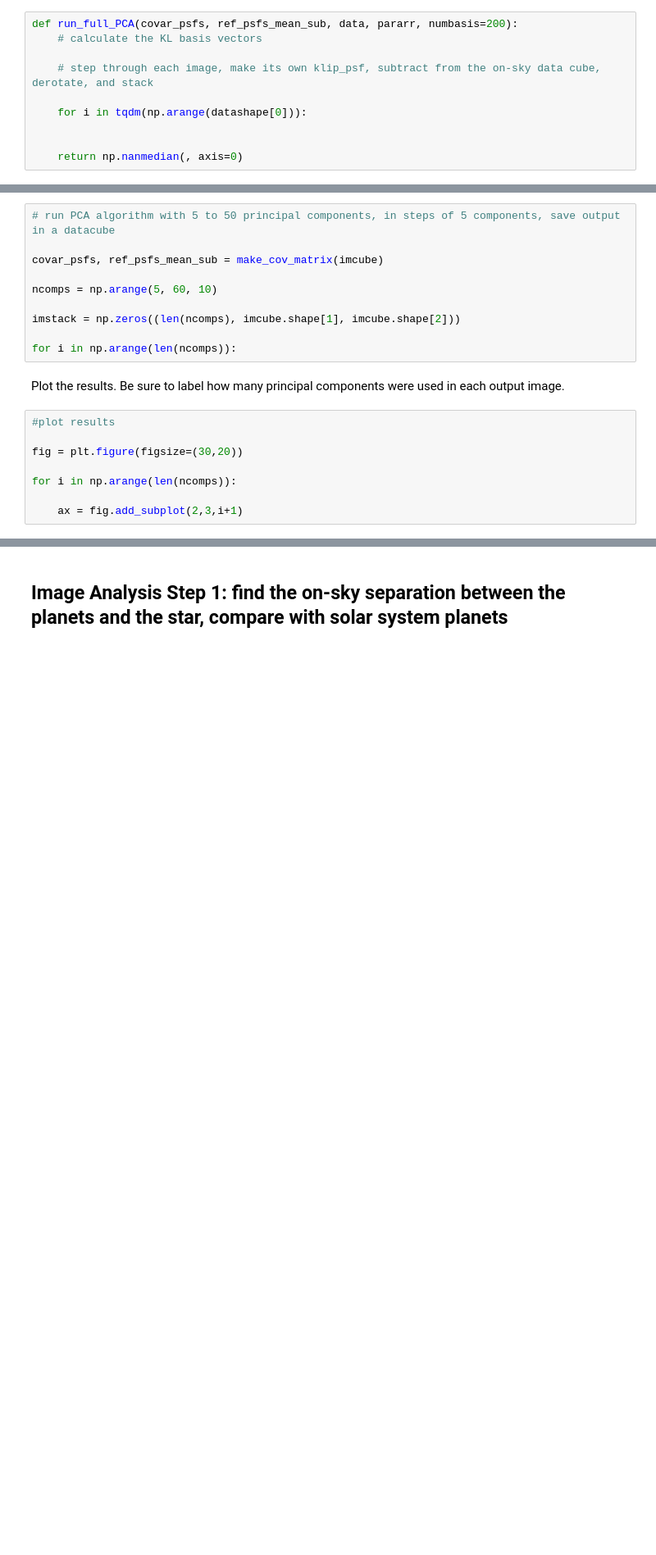
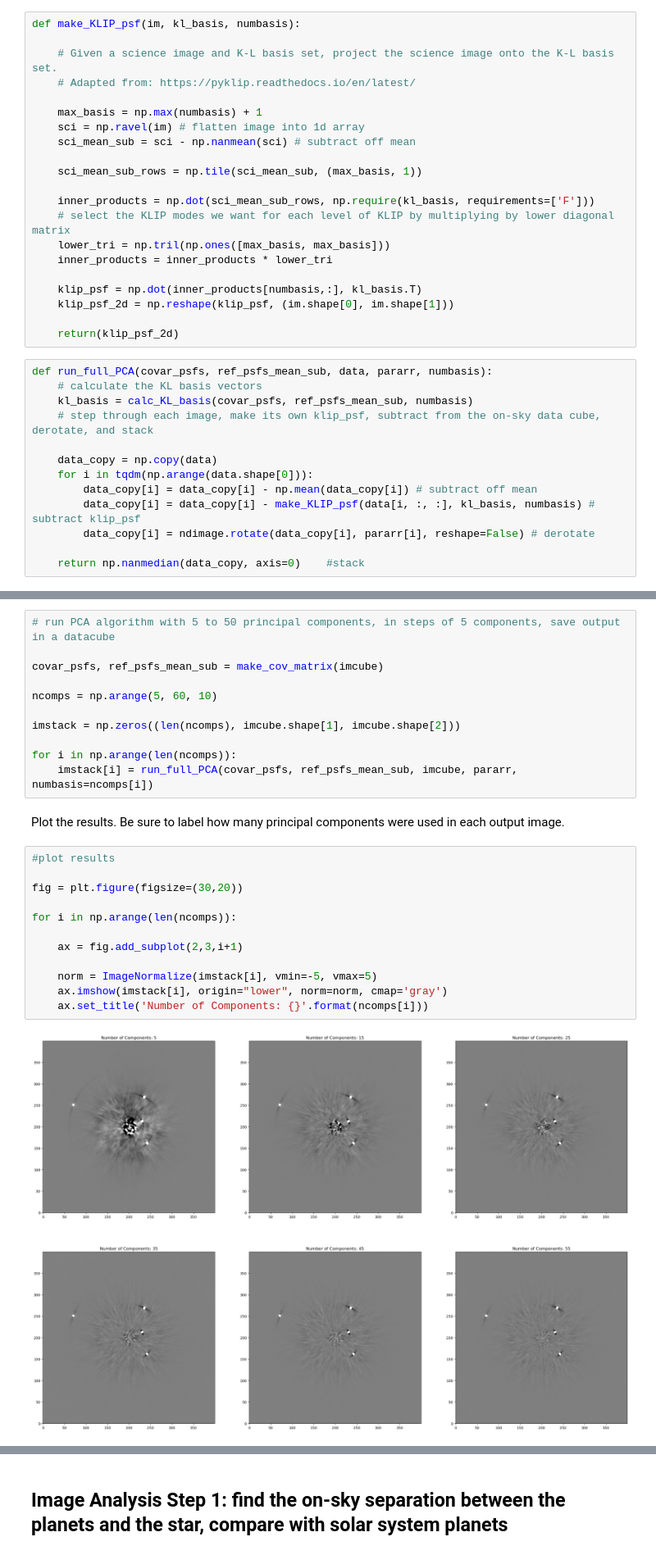
Before and after one commit to jtrossiter/sia_cp3, a Jupyter notebook: SIA_checkpoint3_separation_and_mass_of_exoplanets_d220224_v003_PROBLEM.ipynb, the cells around one changed output, grey strips where cells are left out. Shown at 82% size. Drawn from its saved outputs; the diff is of its cells as text; blank space fills up the shorter version.

```diff
--- a/SIA_checkpoint3_separation_and_mass_of_exoplanets_d220224_v003_PROBLEM.ipynb
+++ b/SIA_checkpoint3_separation_and_mass_of_exoplanets_d220224_v003_PROBLEM.ipynb
@@ -113,13 +141,37 @@ Starting with the covariance matrix, reference psfs, image cube, and parallactic
+# %%
+def make_KLIP_psf(im, kl_basis, numbasis):
+
+    # Given a science image and K-L basis set, project the science image onto the K-L basis set.
+    # Adapted from: https://pyklip.readthedocs.io/en/latest/
+
+    max_basis = np.max(numbasis) + 1
+    sci = np.ravel(im) # flatten image into 1d array
+    sci_mean_sub = sci - np.nanmean(sci) # subtract off mean
+
+    sci_mean_sub_rows = np.tile(sci_mean_sub, (max_basis, 1))
+
+    inner_products = np.dot(sci_mean_sub_rows, np.require(kl_basis, requirements=['F']))
+    # select the KLIP modes we want for each level of KLIP by multiplying by lower diagonal matrix
+    lower_tri = np.tril(np.ones([max_basis, max_basis]))
+    inner_products = inner_products * lower_tri
+
+    klip_psf = np.dot(inner_products[numbasis,:], kl_basis.T)
+    klip_psf_2d = np.reshape(klip_psf, (im.shape[0], im.shape[1]))
+
+    return(klip_psf_2d)
 # %%
-def run_full_PCA(covar_psfs, ref_psfs_mean_sub, data, pararr, numbasis=200):
+def run_full_PCA(covar_psfs, ref_psfs_mean_sub, data, pararr, numbasis):
     # calculate the KL basis vectors
-
+    kl_basis = calc_KL_basis(covar_psfs, ref_psfs_mean_sub, numbasis)
     # step through each image, make its own klip_psf, subtract from the on-sky data cube, derotate, and stack
 
-    for i in tqdm(np.arange(datashape[0])):
+    data_copy = np.copy(data)
+    for i in tqdm(np.arange(data.shape[0])):
+        data_copy[i] = data_copy[i] - np.mean(data_copy[i]) # subtract off mean
+        data_copy[i] = data_copy[i] - make_KLIP_psf(data[i, :, :], kl_basis, numbasis) # subtract klip_psf
+        data_copy[i] = ndimage.rotate(data_copy[i], pararr[i], reshape=False) # derotate
 
-
-    return np.nanmedian(, axis=0)
+    return np.nanmedian(data_copy, axis=0)    #stack
 # %% [markdown]
 Now run the PCA algorithm on the data cube with 5 to 55 principal components, in steps of 10 components.  Save the output to a data cube.
 # %%
@@ -132,16 +184,23 @@ ncomps = np.arange(5, 60, 10)
 imstack = np.zeros((len(ncomps), imcube.shape[1], imcube.shape[2]))
 
 for i in np.arange(len(ncomps)):
+    imstack[i] = run_full_PCA(covar_psfs, ref_psfs_mean_sub, imcube, pararr, numbasis=ncomps[i])
 # %% [markdown]
 Plot the results.  Be sure to label how many principal components were used in each output image.
 # %%
 #plot results
 
 fig = plt.figure(figsize=(30,20))
 
 for i in np.arange(len(ncomps)):
 
     ax = fig.add_subplot(2,3,i+1)
+
+    norm = ImageNormalize(imstack[i], vmin=-5, vmax=5)
+    ax.imshow(imstack[i], origin="lower", norm=norm, cmap='gray')
+    ax.set_title('Number of Components: {}'.format(ncomps[i]))
+# %% [output]
+[figure, added]
 # %% [markdown]
 A few observations:
 1) the more principal components used, the better subtracted the speckle noise, but the longer the PCA takes to run.
```
Also changed, not shown: parts of 3 cells of this notebook.
